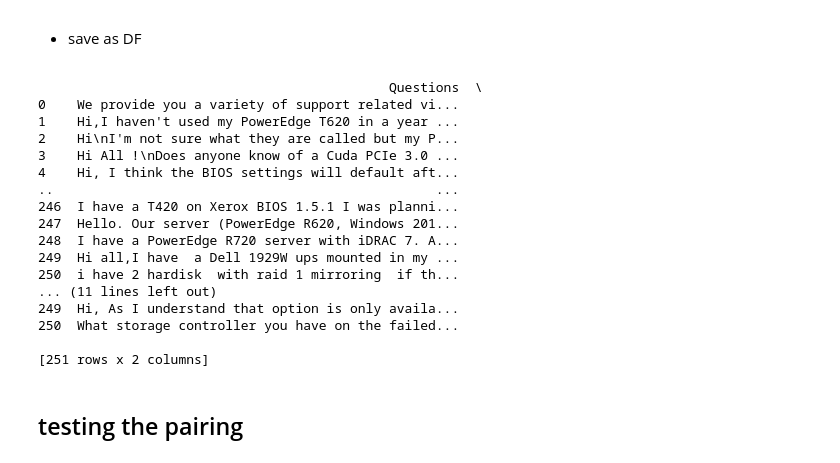
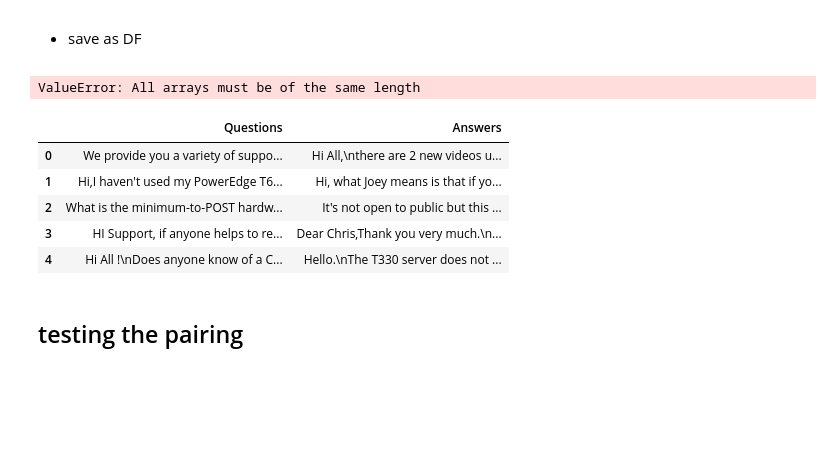
Before and after one commit to c123ian/QA_Project, a Jupyter notebook: Scraping_Website_final.ipynb, the cells around one changed output. Cells and saved outputs as stored; diff of their text form; code cells hidden in the pictures; blank space fills up the shorter version.

```diff
--- a/Scraping_Website_final.ipynb
+++ b/Scraping_Website_final.ipynb
@@ -231,8 +320,8 @@ def filtered_urls(url_list):
 filtered_urls = filtered_urls(url_list)
 
 # Print the filtered urls
-for url in filtered_urls:
-    print(url)
+#for url in filtered_urls:
+#    print(url)
 # %% [output]
 https://www.dell.com/community/PowerEdge-Hardware-General/DELL-EMC-Support-videos/td-p/7529991/jump-to/first-unread-message
 https://www.dell.com/community/PowerEdge-Hardware-General/Configuring-Memory-on-boot-and-that-s-it/td-p/8398511/jump-to/first-unread-message
@@ -297,25 +390,53 @@ Answers = extracted_elements[1::2]
 QA = pd.DataFrame({"Questions": Questions, "Answers": Answers})
 
 # Print the QA dataframe
-print(QA)
+#print(QA)
 # %% [output]
-                                             Questions  \
-0    We provide you a variety of support related vi...
-1    Hi,I haven't used my PowerEdge T620 in a year ...
-2    Hi\nI'm not sure what they are called but my P...
-3    Hi All !\nDoes anyone know of a Cuda PCIe 3.0 ...
-4    Hi, I think the BIOS settings will default aft...
-..                                                 ...
-246  I have a T420 on Xerox BIOS 1.5.1 I was planni...
-247  Hello. Our server (PowerEdge R620, Windows 201...
-248  I have a PowerEdge R720 server with iDRAC 7. A...
-249  Hi all,I have  a Dell 1929W ups mounted in my ...
-250  i have 2 hardisk  with raid 1 mirroring  if th...
-... (11 lines left out)
-249  Hi, As I understand that option is only availa...
-250  What storage controller you have on the failed...
-
-[251 rows x 2 columns]
+ValueError: All arrays must be of the same length
+# %%
+def extract_elements_with_class(urls, class_name):
+    elements_list = []
+    for url in urls:
+        try:
+            response = requests.get(url)
+            soup = BeautifulSoup(response.content, 'html.parser')
+            elements = soup.find_all(class_=class_name)
+            if len(elements) >= 1:
+                elements_list.append(elements[0].text.strip())
+            else:
+                elements_list.append("")  # Append an empty string if the first element is not found
+            if len(elements) >= 2:
+                elements_list.append(elements[1].text.strip())
+            else:
+                elements_list.append("")  # Append an empty string if the second element is not found
+        except requests.exceptions.RequestException:
+            # Handle connection errors or invalid URLs
+            elements_list.append("")  # Append an empty string if there's an error
+    return elements_list
+
+class_name = "lia-message-body-content"
+
+extracted_elements = extract_elements_with_class(filtered_urls, class_name)
+
+# Ensure extracted_elements has an even number of elements
+if len(extracted_elements) % 2 != 0:
+    extracted_elements.append("")  # Append an empty string to make it even
+
+# Split the extracted elements into Questions and Answers lists
+Questions = extracted_elements[::2]
+Answers = extracted_elements[1::2]
+
+# Create a dataframe called QA
+QA = pd.DataFrame({"Questions": Questions, "Answers": Answers})
+# %%
+QA.head()
+# %% [output]
+|  | Questions | Answers |
+| 0 | We provide you a variety of suppo... | Hi All,\nthere are 2 new videos u... |
+| 1 | Hi,I haven't used my PowerEdge T6... | Hi, what Joey means is that if yo... |
+| 2 | What is the minimum-to-POST hardw... | It's not open to public but this ... |
+| 3 | HI Support, if anyone helps to re... | Dear Chris,Thank you very much.\n... |
+| 4 | Hi All !\nDoes anyone know of a C... | Hello.\nThe T330 server does not ... |
 # %% [markdown]
 ## testing the pairing
 # %%
```
Also changed, not shown: parts of 40 cells of this notebook, 5 other files.
